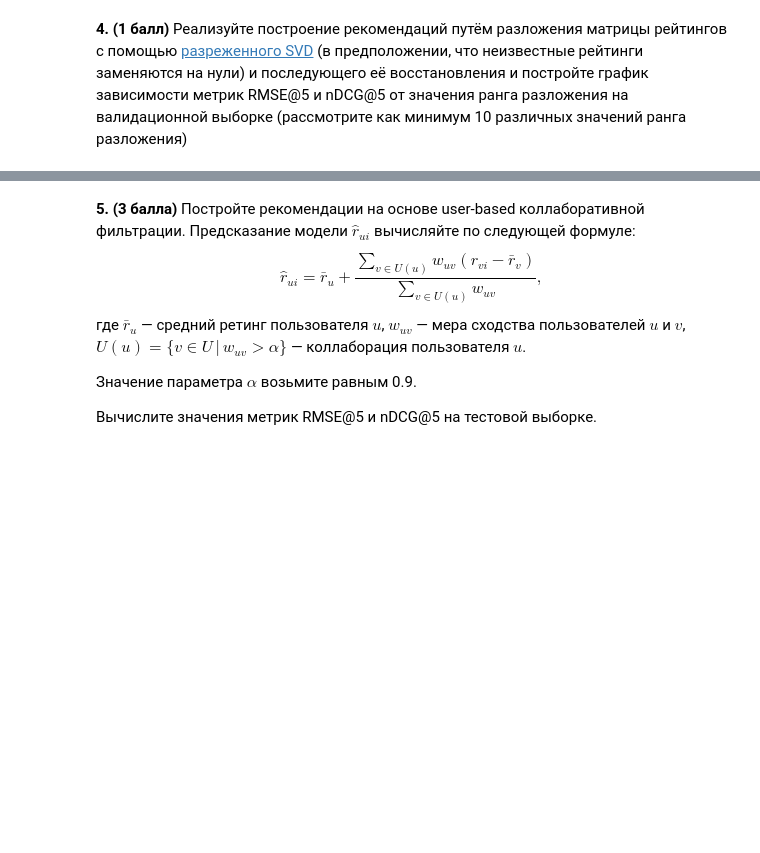
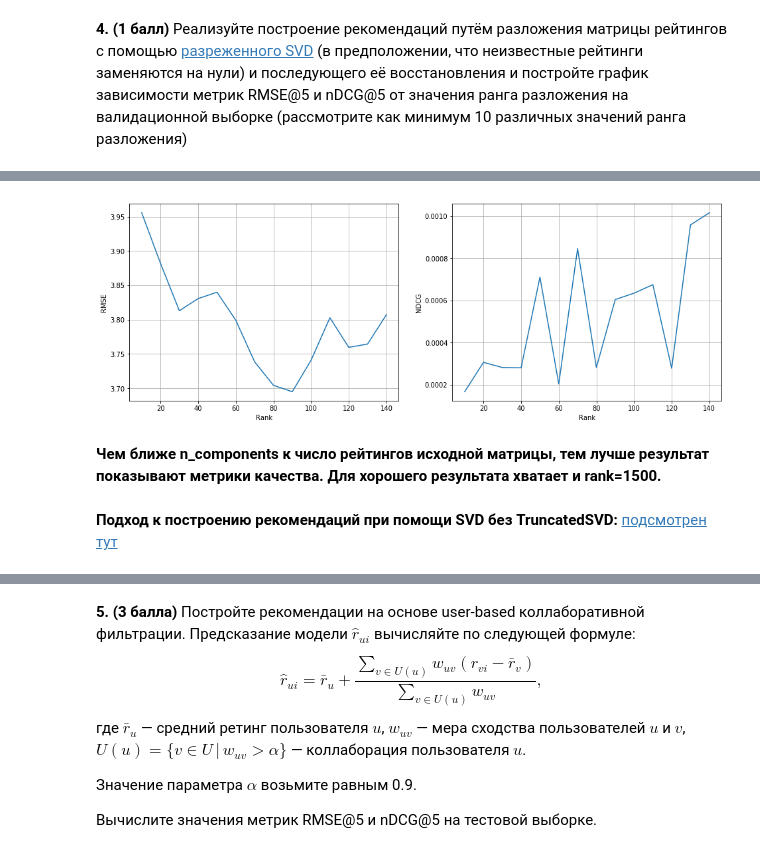
Before and after one commit to BobrG/IreneGit, a Jupyter notebook: recommendation_systems_hw4.ipynb, the cells around one changed output, grey strips where cells are left out. Cells and saved outputs as stored; diff of their text form; code cells hidden in the pictures; blank space fills up the shorter version.

```diff
--- a/recommendation_systems_hw4.ipynb
+++ b/recommendation_systems_hw4.ipynb
@@ -143,4 +145,2 @@ from sklearn.decomposition import TruncatedSVD
 # %%
-svd = TruncatedSVD(n_components=100, random_state=42)
+svd = TruncatedSVD(n_components=1000, random_state=42)
-# %%
-tmp = svd.fit_transform(test)
@@ -174,0 +147,8 @@ ndcg_score(test, svd_res, k=5)
+# %%
+tmp = svd.fit_transform(train)
+inv = svd.inverse_transform(tmp)
+scaler = MinMaxScaler((0, 5))
+res = scaler.fit_transform(inv)
+
+print('RMSE score:', rmse_score(test, res, k=5))
+print('NDCG score:', ndcg_score(test, res, k=5))
@@ -174,0 +162,16 @@ ndcg_score(test, svd_res, k=5)
+# %%
+rank = np.arange(10, 150, 10)
+scores = []
+results = []
+
+for r in tqdm_notebook(rank):
+    svd = TruncatedSVD(n_components=r)
+    tmp = svd.fit_transform(train)
+    inv = svd.inverse_transform(tmp)
+    scaler = MinMaxScaler((0, 5))
+    curr_res = scaler.fit_transform(inv)
+    results.append(curr_res)
+    scores.append([rmse_score(val, curr_res), ndcg_score(val, curr_res)])
+
+res_scores = pd.DataFrame(scores, columns=['rmse', 'ndcg'])
+res_scores
@@ -175,3 +194,22 @@ ndcg_score(test, svd_res, k=5)
+# %%
+plt.figure(figsize=(16,12))
+plt.subplot(2, 2, 1)
+plt.plot(rank, np.array(scores)[:, 0])
+plt.grid(True)
+plt.xlabel('Rank')
+plt.ylabel('RMSE')
+
+plt.subplot(2, 2, 2)
+plt.plot(rank, np.array(scores)[:, 1])
+plt.grid(True)
+plt.xlabel('Rank')
+plt.ylabel('NDCG');
+# %% [output]
+[figure, added]
+# %% [markdown]
+**Чем ближе n_components к число рейтингов исходной матрицы, тем лучше результат показывают метрики качества. Для хорошего результата хватает и rank=1500.**
+# %% [markdown]
+**Подход к построению рекомендаций при помощи SVD без TruncatedSVD:** [подсмотрен тут](https://beckernick.github.io/matrix-factorization-recommender/)
 # %%
 from scipy.sparse.linalg import svds
 # %%
```
Also changed, not shown: parts of 48 cells of this notebook.
